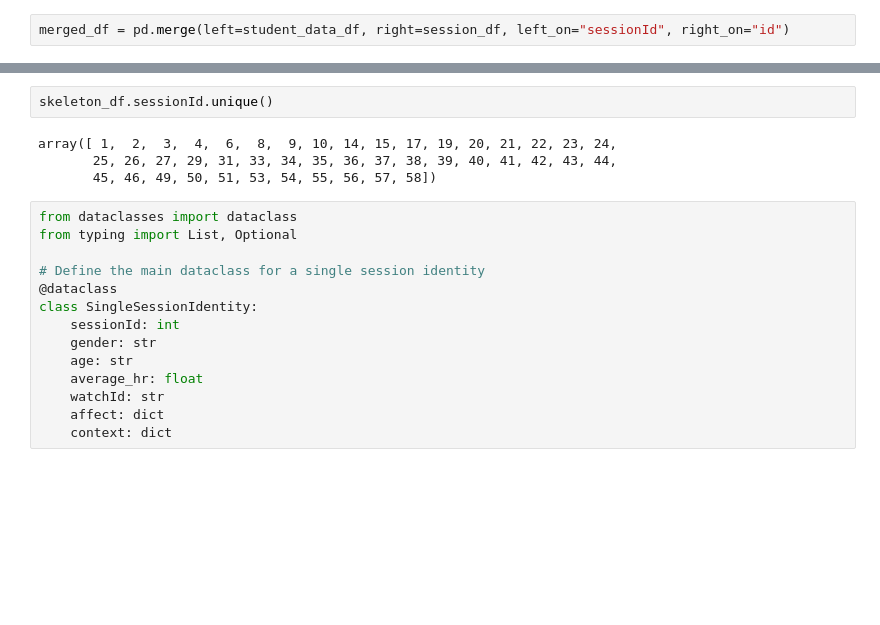
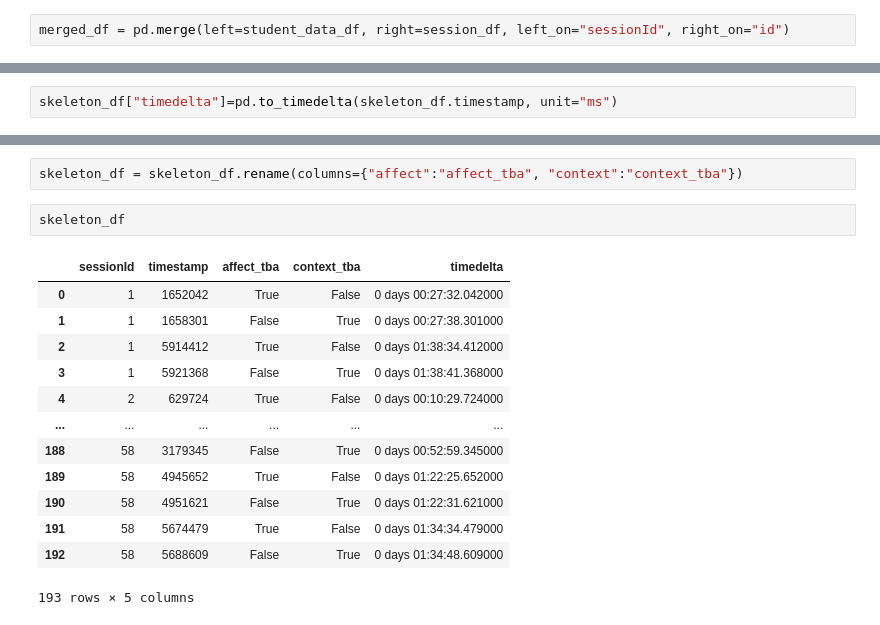
Before and after one commit to SuchethShenoy/bbdc24-mlbananas, a Jupyter notebook: basic_eda.ipynb, the cells around one changed output, grey strips where cells are left out. Drawn from its saved outputs; the diff is of its cells as text; blank space fills up the shorter version.

```diff
--- a/basic_eda.ipynb
+++ b/basic_eda.ipynb
@@ -157,0 +86,2 @@ array([ 1,  2,  3,  4,  6,  7,  8,  9, 10, 14, 15, 17, 18, 19, 20, 21, 22,
+# %%
+skeleton_df["timedelta"]=pd.to_timedelta(skeleton_df.timestamp, unit="ms")
@@ -158,20 +104,18 @@ array([ 1,  2,  3,  4,  6,  7,  8,  9, 10, 14, 15, 17, 18, 19, 20, 21, 22,
+# %%
+skeleton_df = skeleton_df.rename(columns={"affect":"affect_tba", "context":"context_tba"})
 # %%
-skeleton_df.sessionId.unique()
+skeleton_df
 # %% [output]
+|  | sessionId | timestamp | affect_tba | context_tba | timedelta |
+| 0 | 1 | 1652042 | True | False | 0 days 00:27:32.042000 |
+| 1 | 1 | 1658301 | False | True | 0 days 00:27:38.301000 |
+| 2 | 1 | 5914412 | True | False | 0 days 01:38:34.412000 |
+| 3 | 1 | 5921368 | False | True | 0 days 01:38:41.368000 |
+| 4 | 2 | 629724 | True | False | 0 days 00:10:29.724000 |
+| ... | ... | ... | ... | ... | ... |
+| 188 | 58 | 3179345 | False | True | 0 days 00:52:59.345000 |
+| 189 | 58 | 4945652 | True | False | 0 days 01:22:25.652000 |
+| 190 | 58 | 4951621 | False | True | 0 days 01:22:31.621000 |
+| 191 | 58 | 5674479 | True | False | 0 days 01:34:34.479000 |
+| 192 | 58 | 5688609 | False | True | 0 days 01:34:48.609000 |
-array([ 1,  2,  3,  4,  6,  8,  9, 10, 14, 15, 17, 19, 20, 21, 22, 23, 24,
-       25, 26, 27, 29, 31, 33, 34, 35, 36, 37, 38, 39, 40, 41, 42, 43, 44,
-       45, 46, 49, 50, 51, 53, 54, 55, 56, 57, 58])
+193 rows × 5 columns
-# %%
-from dataclasses import dataclass
-from typing import List, Optional
-
-# Define the main dataclass for a single session identity
-@dataclass
-class SingleSessionIdentity:
-    sessionId: int
-    gender: str
-    age: str
-    average_hr: float
-    watchId: str
-    affect: dict
-    context: dict
```
Also changed, not shown: parts of 27 cells of this notebook.
